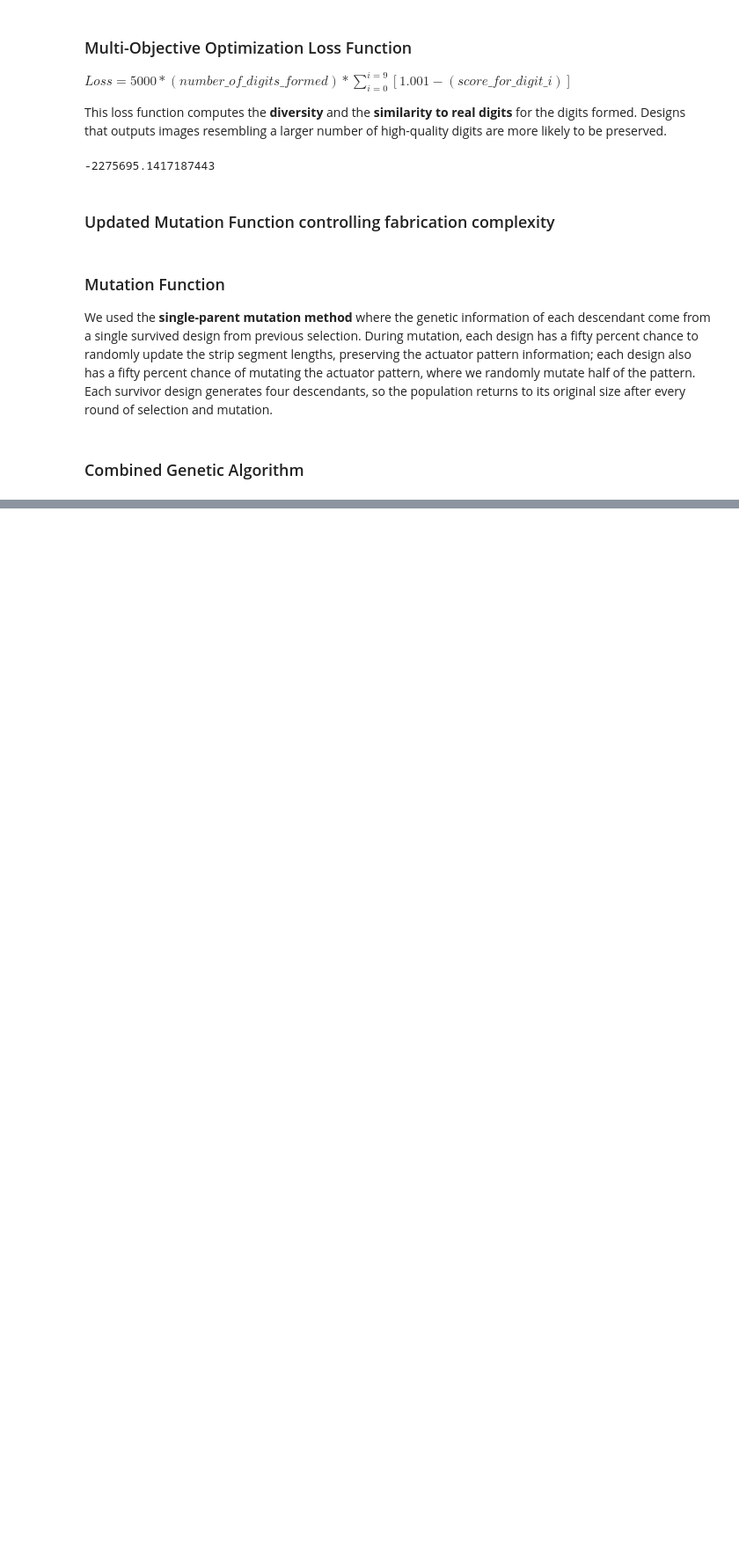
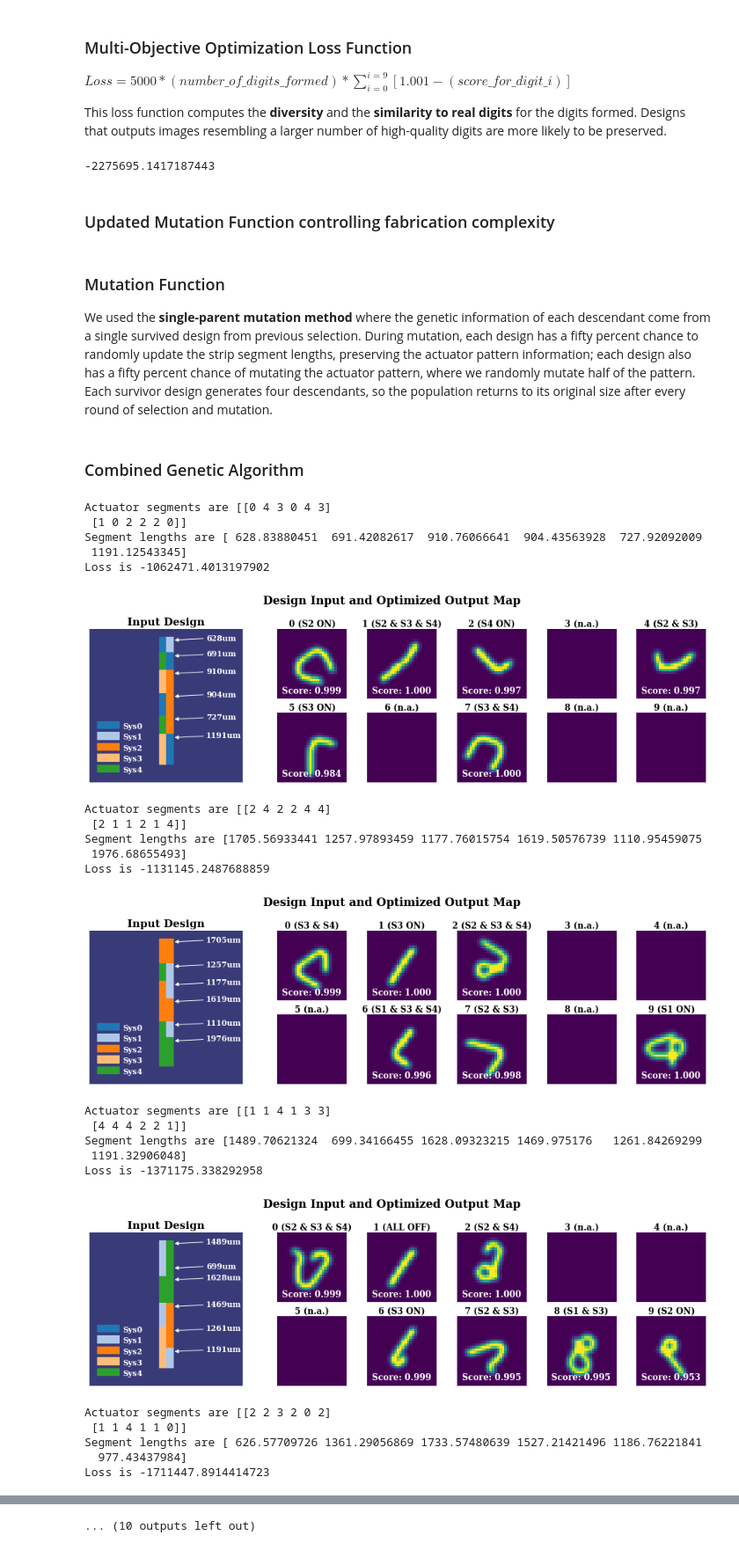
Before and after one commit to charliecharlie29/Deep-Learning-Guided-Genetic-Algorithm, a Jupyter notebook: Genetic_Algorithm_for_Material_Design_Optimization_v2InDev.ipynb, the cells around one changed output, grey strips where cells are left out. Shown: that part at 88% size. Saved outputs shown, nothing was run; the diff lists cells and outputs as text; code cells hidden in the pictures; blank space fills up the shorter version.

Commit message:
population loss tracking function

```diff
--- a/Genetic_Algorithm_for_Material_Design_Optimization_v2InDev.ipynb
+++ b/Genetic_Algorithm_for_Material_Design_Optimization_v2InDev.ipynb
@@ -181,9 +181,9 @@ def sp_mutation_v2(parent_strip, max_segments, min_segment_length,\
 ### Combined Genetic Algorithm
 # %%
 def strip_optimizer_gen_alg_v3(rocs, ctls, loss_function, mutation_function, save_filename,\
-                               max_segments = 8, min_segment_length = 600,\
+                               max_segments = 6, min_segment_length = 600,\
                                max_segment_length = 2000, max_fab_steps = 6,\
-                               population_size = 20, generation_limit = 100):
+                               population_size = 20, generation_limit = 10):
     """
     Genetic Algorithm for Strip Optimizer
         1. Creates 100 (or 20 for speed) different random initial design.
@@ -218,31 +218,35 @@ def strip_optimizer_gen_alg_v3(rocs, ctls, loss_function, mutation_function, sav
                     f.write("Segments: {}\nIdentities: {}\nFormed: {}\n\n".format(str(best_strip.segment_lengths),str(best_strip.identities),str(formed)))
 
     itr = 0; num_actuator_types = len(rocs[0][0]) - 1
+
+    loss_trajectory = np.zeros(shape = (generation_limit, population_size))
+
     # generate initial population
     population_lengths = np.random.random(size = (population_size, max_segments)) * (max_segment_length - min_segment_length) + min_segment_length
     population_identities = np.random.randint(0, high = (num_actuator_types + 1), size = (population_size, 2, max_segments))
+    # Swapping out non-fabricat-able
     for i in range(population_size):
         found_fabbable = False
-        #print("Generating Step " + str(i))
         while found_fabbable == False:
-            population_identities[i]=np.random.randint(0, high = (num_actuator_types + 1), size = (2, max_segments))
+            population_identities[i] = np.random.randint(0, high = (num_actuator_types + 1), size = (2, max_segments))
             if fab_steps_strip_requires(population_identities[i]) <= max_fab_steps:
                 found_fabbable = True
 
     strip_population = [ActuatorStrip(population_lengths[num], population_identities[num], four_t_rocs, four_t_ctls) for num in range(population_size)]
     [strip.generate_curves() for strip in strip_population]
     population_loss = [loss_function(strip) for strip in strip_population]
-    [strip.save_imgs() for strip in strip_population]
+    loss_trajectory[itr:len(population_loss)] = population_loss
+#     [strip.save_imgs() for strip in strip_population]
 
     # plot 5 best individuals for visualization
     plot_best_fives(population_loss, strip_population, SAVE = False)
     # save 5 best individuals
-    save_best_tens(save_filename, "w", population_loss, strip_population, itr)
+#     save_best_tens(save_filename, "w", population_loss, strip_population, itr)
 
     while itr < generation_limit:
         itr += 1
         # evolution and mutation
-        print("Evolution {}".format(itr))
+        print("Generation - {}".format(itr))
 
         # kills 80% of the population
         survivors = np.argsort(population_loss)[:int(np.floor(population_size/5))]
@@ -256,7 +260,8 @@ def strip_optimizer_gen_alg_v3(rocs, ctls, loss_function, mutation_function, sav
         # Add survivors to new population
         [new_population.append(strip_population[survivor_id]) for survivor_id in survivors];
         new_loss = [loss_function(strip) for strip in new_population]
-        [strip.save_imgs() for strip in new_population]
+        loss_trajectory[itr:len(new_loss)] = new_loss
+#         [strip.save_imgs() for strip in new_population]
 
         # plot 5 best individuals for visualization
         if itr == generation_limit:
@@ -264,6 +269,40 @@ def strip_optimizer_gen_alg_v3(rocs, ctls, loss_function, mutation_function, sav
         else:
             plot_best_fives(new_loss, new_population, SAVE = False)
 
-        save_best_tens(save_filename, "a+", new_loss, new_population, itr)
-        print("delta population loss: %.4f"%(np.sum(new_loss)-np.sum(population_loss)))
+#         save_best_tens(save_filename, "a+", new_loss, new_population, itr)
+        print("delta population loss: %.4f"%(np.sum(new_loss) - np.sum(population_loss)))
         population_loss = new_loss; strip_population = new_population
+
+    return loss_trajectory
+# %%
+history = strip_optimizer_gen_alg_v3(four_t_rocs, four_t_ctls,\
+                                     loss_on_dig_sim_var_v2,\
+                                     sp_mutation_maxfab_v1,\
+                                     "test01.txt",\
+                                     max_segments = 6, min_segment_length = 600,\
+                                     max_segment_length = 2000, max_fab_steps = 6,\
+                                     population_size = 20, generation_limit = 10)
+# %% [output]
+Actuator segments are [[0 4 3 0 4 3]
+ [1 0 2 2 2 0]]
+Segment lengths are [ 628.83880451  691.42082617  910.76066641  904.43563928  727.92092009
+ 1191.12543345]
+Loss is -1062471.4013197902
+[figure, added]
+Actuator segments are [[2 4 2 2 4 4]
+ [2 1 1 2 1 4]]
+Segment lengths are [1705.56933441 1257.97893459 1177.76015754 1619.50576739 1110.95459075
+ 1976.68655493]
+Loss is -1131145.2487688859
+[figure, added]
+Actuator segments are [[1 1 4 1 3 3]
+ [4 4 4 2 2 1]]
+Segment lengths are [1489.70621324  699.34166455 1628.09323215 1469.975176   1261.84269299
+ 1191.32906048]
+Loss is -1371175.338292958
+[figure, added]
+Actuator segments are [[2 2 3 2 0 2]
+ [1 1 4 1 1 0]]
+Segment lengths are [ 626.57709726 1361.29056869 1733.57480639 1527.21421496 1186.76221841
+  977.43437984]
+Loss is -1711447.8914414723
@@ -269,0 +325 @@ def strip_optimizer_gen_alg_v3(rocs, ctls, loss_function, mutation_function, sav
+... (10 outputs left out)
```
Also changed, not shown: parts of 1 cell of this notebook, 1 other file.
